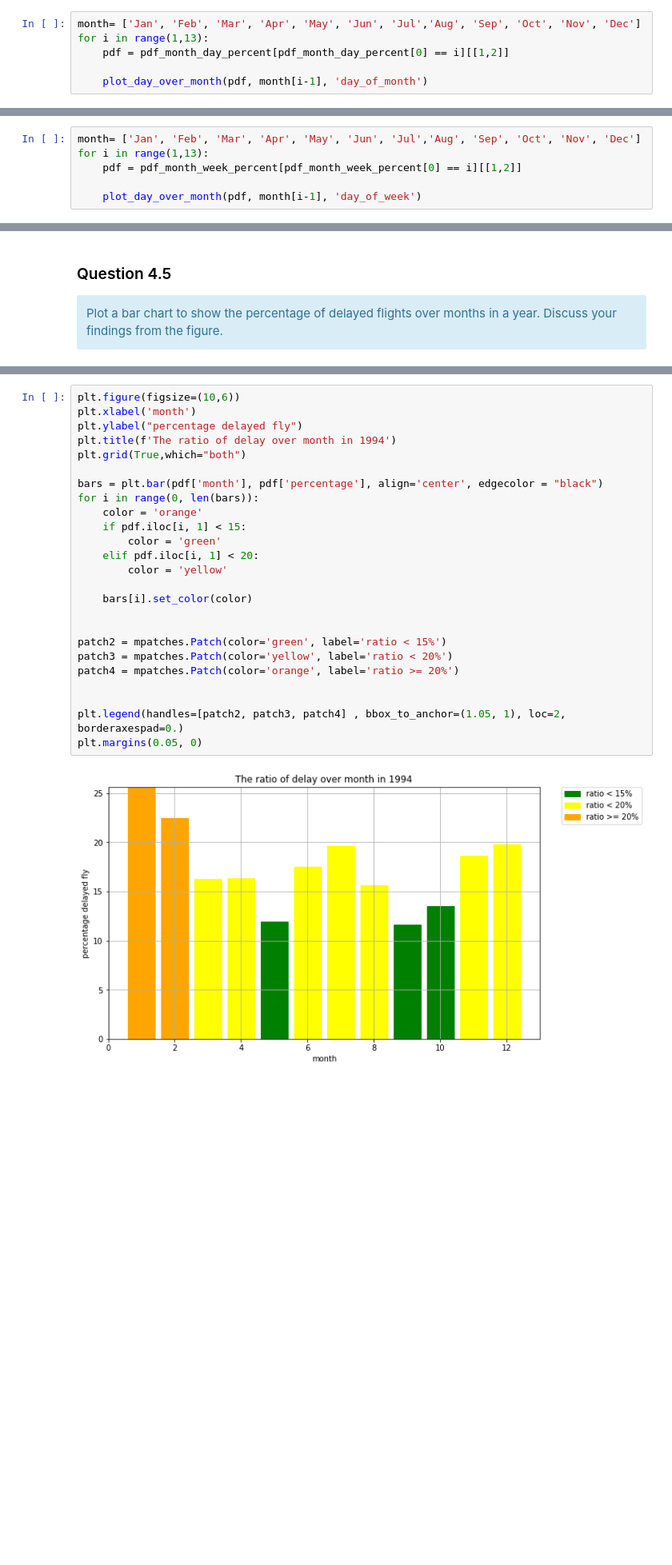
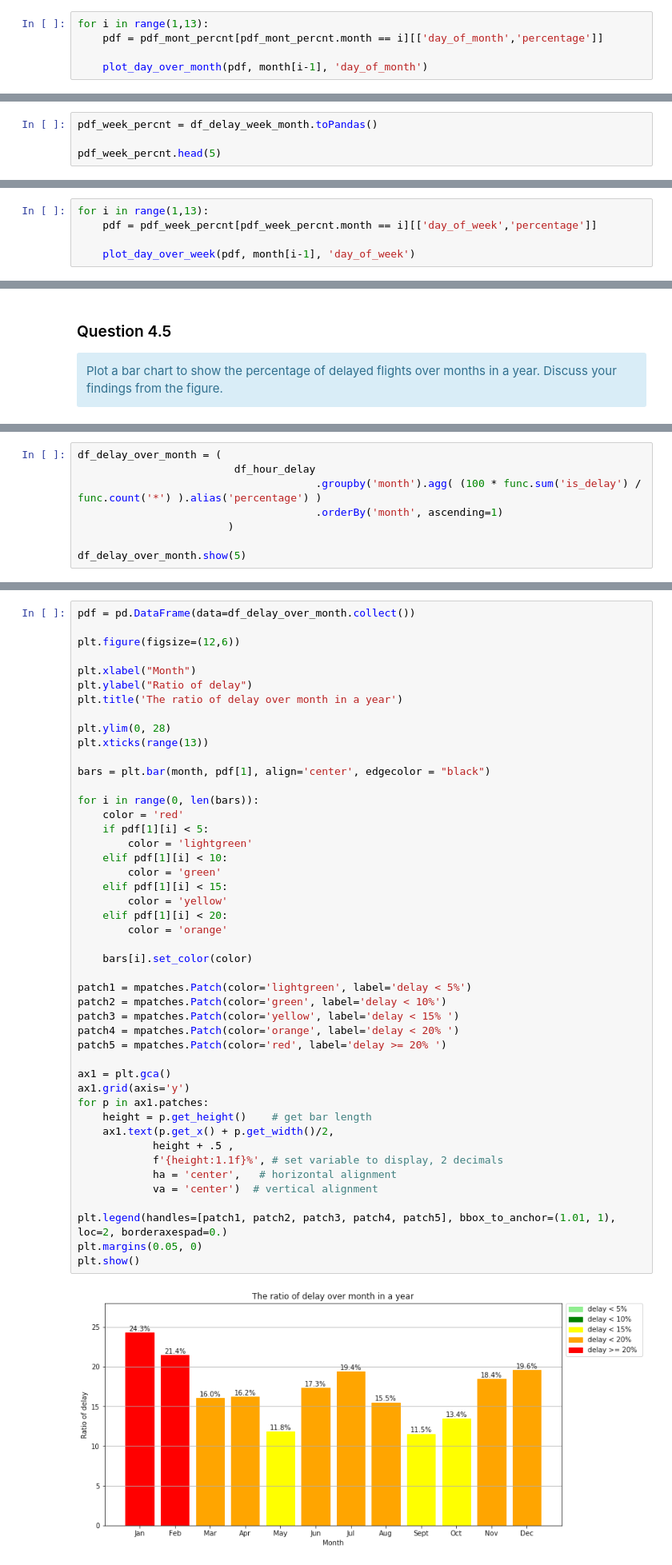
Before and after one commit to spapicchio/Distributed-System-And-Cloud-Computing, a Jupyter notebook: Labs/SPARSQL.ipynb, the cells around one changed output, grey strips where cells are left out. Shown at 80% size. Cells and saved outputs as stored; diff of their text form; blank space fills up the shorter version.

```diff
--- a/Labs/SPARSQL.ipynb
+++ b/Labs/SPARSQL.ipynb
@@ -1311,7 +1678,6 @@ def plot_day_over_month(pdf, title, x_title):
 # %%
-month= ['Jan', 'Feb', 'Mar', 'Apr', 'May', 'Jun', 'Jul','Aug', 'Sep', 'Oct', 'Nov', 'Dec']
 for i in range(1,13):
-    pdf = pdf_month_day_percent[pdf_month_day_percent[0] == i][[1,2]]
+    pdf = pdf_mont_percnt[pdf_mont_percnt.month == i][['day_of_month','percentage']]
 
     plot_day_over_month(pdf, month[i-1], 'day_of_month')
 # %% [output]
@@ -1375,0 +1847,4 @@ pdf_month_week_percent.head()
+# %%
+pdf_week_percnt = df_delay_week_month.toPandas()
+
+pdf_week_percnt.head(5)
@@ -1376,7 +1858,6 @@ pdf_month_week_percent.head()
 # %%
-month= ['Jan', 'Feb', 'Mar', 'Apr', 'May', 'Jun', 'Jul','Aug', 'Sep', 'Oct', 'Nov', 'Dec']
 for i in range(1,13):
-    pdf = pdf_month_week_percent[pdf_month_week_percent[0] == i][[1,2]]
+    pdf = pdf_week_percnt[pdf_week_percnt.month == i][['day_of_week','percentage']]
 
-    plot_day_over_month(pdf, month[i-1], 'day_of_week')
+    plot_day_over_week(pdf, month[i-1], 'day_of_week')
 # %% [output]
@@ -1449,0 +1902,8 @@ pdf.iloc[0, 1]
+# %%
+df_delay_over_month = (
+                         df_hour_delay
+                                      .groupby('month').agg( (100 * func.sum('is_delay') / func.count('*') ).alias('percentage') )
+                                      .orderBy('month', ascending=1)
+                        )
+
+df_delay_over_month.show(5)
@@ -1450,27 +1921,48 @@ pdf.iloc[0, 1]
 # %%
-plt.figure(figsize=(10,6))
-plt.xlabel('month')
-plt.ylabel("percentage delayed fly")
-plt.title(f'The ratio of delay over month in 1994')
-plt.grid(True,which="both")
+pdf = pd.DataFrame(data=df_delay_over_month.collect())
 
-bars = plt.bar(pdf['month'], pdf['percentage'], align='center', edgecolor = "black")
+plt.figure(figsize=(12,6))
+
+plt.xlabel("Month")
+plt.ylabel("Ratio of delay")
+plt.title('The ratio of delay over month in a year')
+
+plt.ylim(0, 28)
+plt.xticks(range(13))
+
+bars = plt.bar(month, pdf[1], align='center', edgecolor = "black")
+
 for i in range(0, len(bars)):
-    color = 'orange'
-    if pdf.iloc[i, 1] < 15:
+    color = 'red'
+    if pdf[1][i] < 5:
+        color = 'lightgreen'
+    elif pdf[1][i] < 10:
         color = 'green'
-    elif pdf.iloc[i, 1] < 20:
+    elif pdf[1][i] < 15:
         color = 'yellow'
+    elif pdf[1][i] < 20:
+        color = 'orange'
 
     bars[i].set_color(color)
 
+patch1 = mpatches.Patch(color='lightgreen', label='delay < 5%')
+patch2 = mpatches.Patch(color='green', label='delay < 10%')
+patch3 = mpatches.Patch(color='yellow', label='delay < 15% ')
+patch4 = mpatches.Patch(color='orange', label='delay < 20% ')
+patch5 = mpatches.Patch(color='red', label='delay >= 20% ')
 
-patch2 = mpatches.Patch(color='green', label='ratio < 15%')
-patch3 = mpatches.Patch(color='yellow', label='ratio < 20%')
-patch4 = mpatches.Patch(color='orange', label='ratio >= 20%')
+ax1 = plt.gca()
+ax1.grid(axis='y')
+for p in ax1.patches:
+    height = p.get_height()    # get bar length
+    ax1.text(p.get_x() + p.get_width()/2,
+            height + .5 ,
+            f'{height:1.1f}%', # set variable to display, 2 decimals
+            ha = 'center',   # horizontal alignment
+            va = 'center')  # vertical alignment
 
-
-plt.legend(handles=[patch2, patch3, patch4] , bbox_to_anchor=(1.05, 1), loc=2, borderaxespad=0.)
+plt.legend(handles=[patch1, patch2, patch3, patch4, patch5], bbox_to_anchor=(1.01, 1), loc=2, borderaxespad=0.)
 plt.margins(0.05, 0)
+plt.show()
 # %% [output]
-[figure, old version]
+[figure, new version]
```
Also changed, not shown: parts of 120 cells of this notebook.
